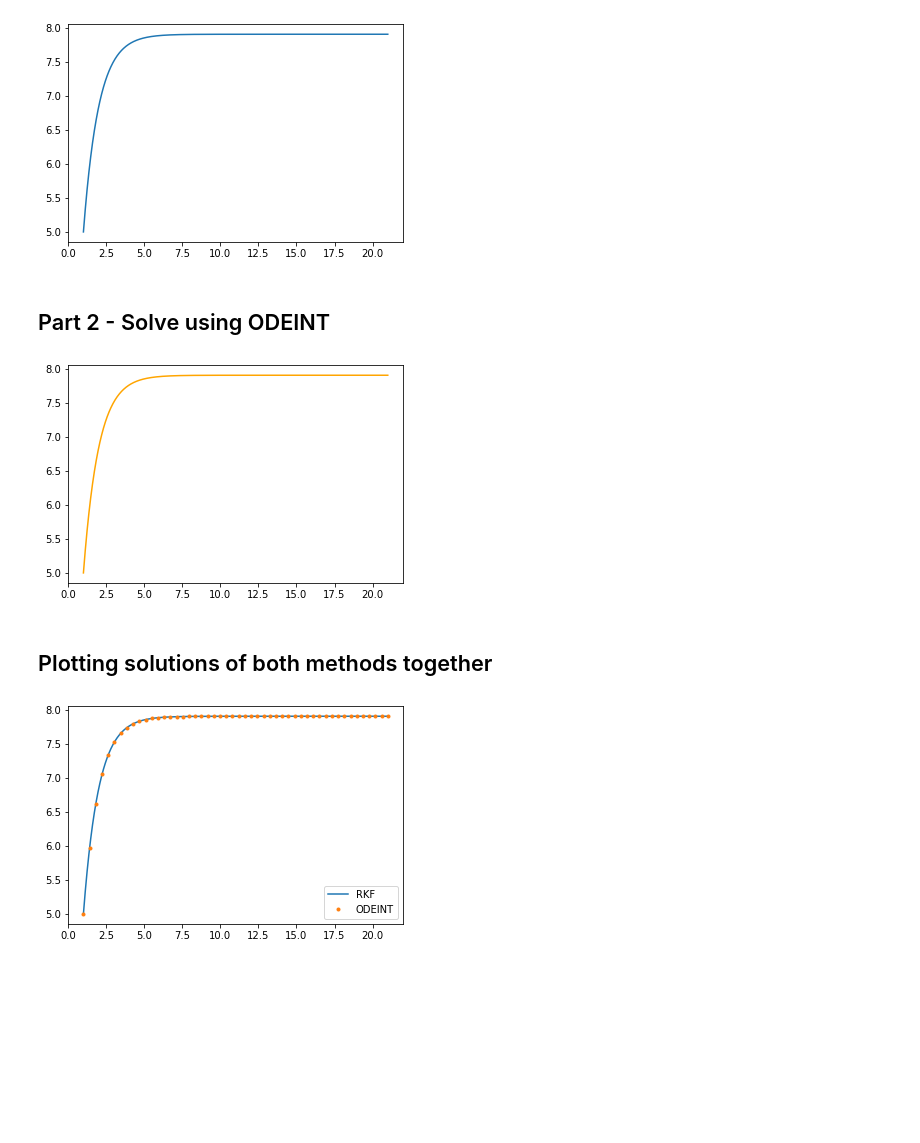
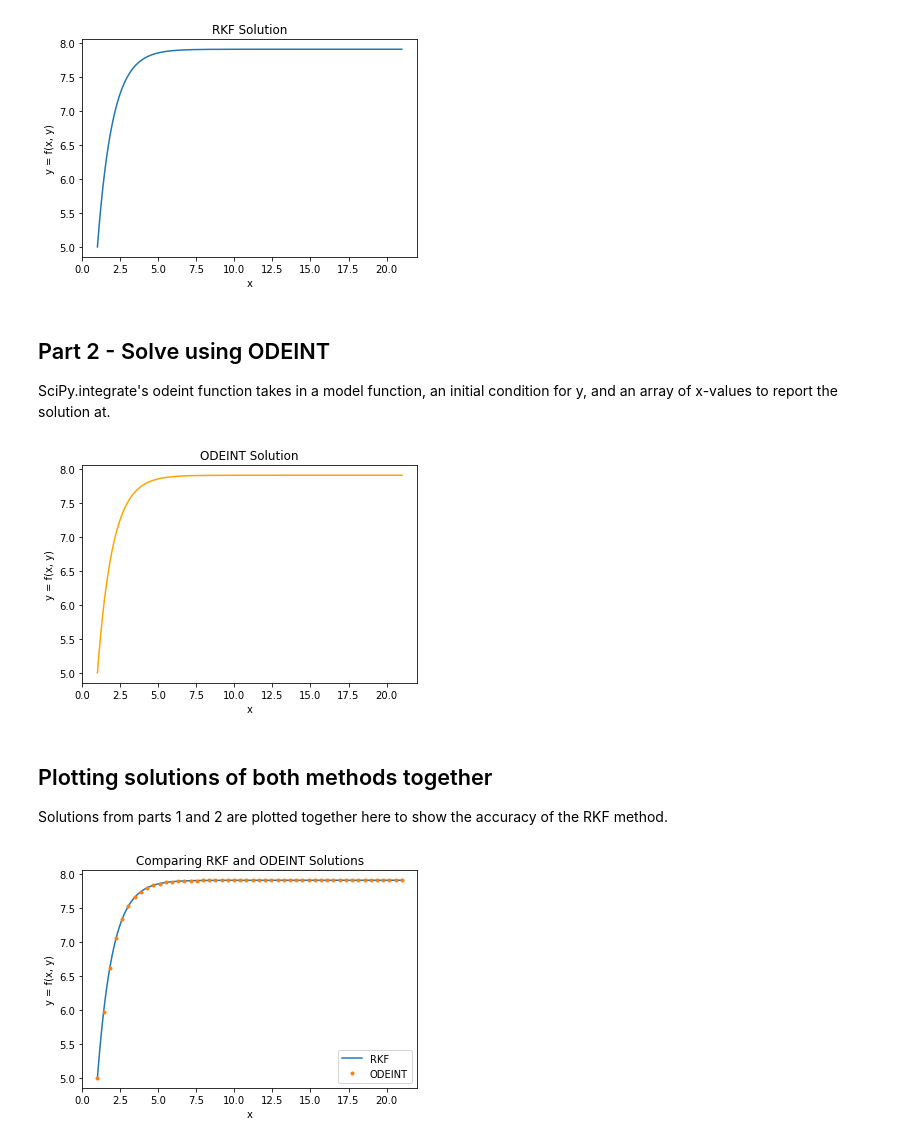
Before and after one commit to kaylazantello/RKF-for-ODE, a Jupyter notebook: rkf.ipynb, the cells around one changed output. Cells and saved outputs as stored; diff of their text form; code cells hidden in the pictures; blank space fills up the shorter version.

```diff
--- a/rkf.ipynb
+++ b/rkf.ipynb
@@ -39,61 +64,79 @@ h = 0.02
 x = []
 y = []
 
 # insert each initial conditional into its respective list
 x.append(x0)
 y.append(y0)
 
 # define ODE to solve
 def func(xi, yi):
     # return value of y'
     return yi / (np.exp(xi) - 1)
 
 # define range of n for the solutions (xn, yn) of the ODE
 myRange = range(0, 1000)  # program will use RKF method to calculate solutions (x0, y0) to (x1000, y1000)
 
 for n in myRange:
     # first, calculate k1, k2, k3, k4
     k1 = func(x[n], y[n])
     k2 = func(x[n] + h/2, y[n] + h/2 * k1)
     k3 = func(x[n] + h/2, y[n] + h/2 * k2)
     k4 = func(x[n] + h, y[n] + h * k3)
 
     # next, apply k values to recurrence formula
     x.append(x[n] + h)
     y.append(y[n] + (h/6)*(k1 + 2*k2 + 2*k3 + k4))
 
 # plot the results
 plt.plot(x, y)
+plt.title("RKF Solution")
+plt.xlabel("x")
+plt.ylabel("y = f(x, y)")
 plt.show()
 # %% [output]
-[figure, old version]
+[figure, new version]
-# %% [markdown]
-## Part 2 - Solve using ODEINT
+# %% [markdown]
+## Part 2 - Solve using ODEINT
+SciPy.integrate's odeint function takes in a model function, an initial condition for y, and an array of x-values to report the solution at.
 # %%
 # define function to calculate given derivative
 def model(yi, xi):
     return yi / (np.exp(xi) - 1)
 
-# create array for x values to report solution at
+# create array for x values to report solution at - 1000 values from 1 to 21 to mimic part 1
 xr = np.linspace(1, 21, 1000)
+
+# assign initial condition for y
 yinit = 5.0
 
+# solve ODE
 ys = odeint(model, yinit, xr)
 
-plt.plot(xr, ys, 'orange')
+# plot the results
+plt.plot(xr, ys, "orange")
+plt.title("ODEINT Solution")
+plt.xlabel("x")
+plt.ylabel("y = f(x, y)")
 plt.show()
 # %% [output]
-[figure, old version]
+[figure, new version]
-# %% [markdown]
-## Plotting solutions of both methods together
+# %% [markdown]
+## Plotting solutions of both methods together
+Solutions from parts 1 and 2 are plotted together here to show the accuracy of the RKF method.
 # %%
+# shrink array of x values to report solution at from 1000 values to 50
 xr = np.linspace(1, 21, 50)
 
+# solve ODE using new xr array
 ys = odeint(model, yinit, xr)
 
-plt.plot(x, y, label = "RKF")
-plt.plot(xr, ys, '.', label = "ODEINT")
-plt.legend()
+# plot the results
+plt.plot(x, y, label = "RKF")  # plot solution from part 1 (RKF)
+plt.plot(xr, ys, '.', label = "ODEINT")  # plot solution from part 2 (odeint)
+plt.title("Comparing RKF and ODEINT Solutions")
+plt.xlabel("x")
+plt.ylabel("y = f(x, y)")
+plt.legend()  # display legend for methods
 plt.show()
 # %% [output]
-[figure, old version]
+[figure, new version]
```
Also changed, not shown: parts of 4 cells of this notebook.
